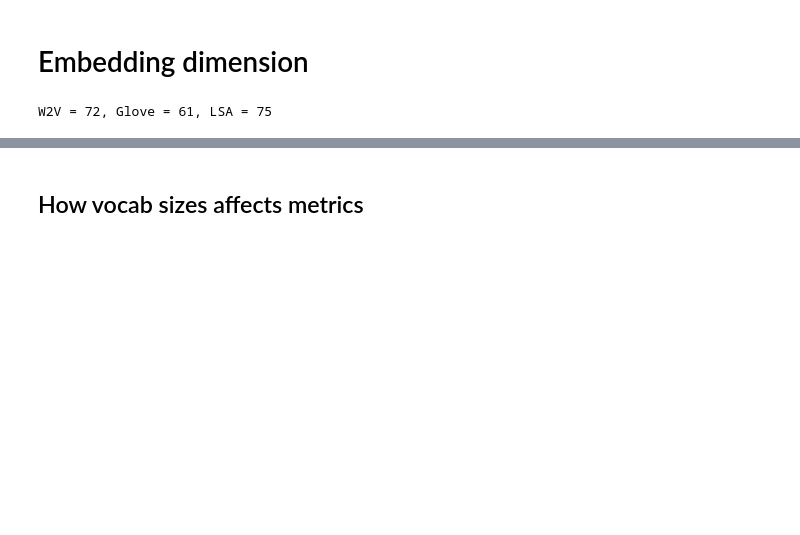
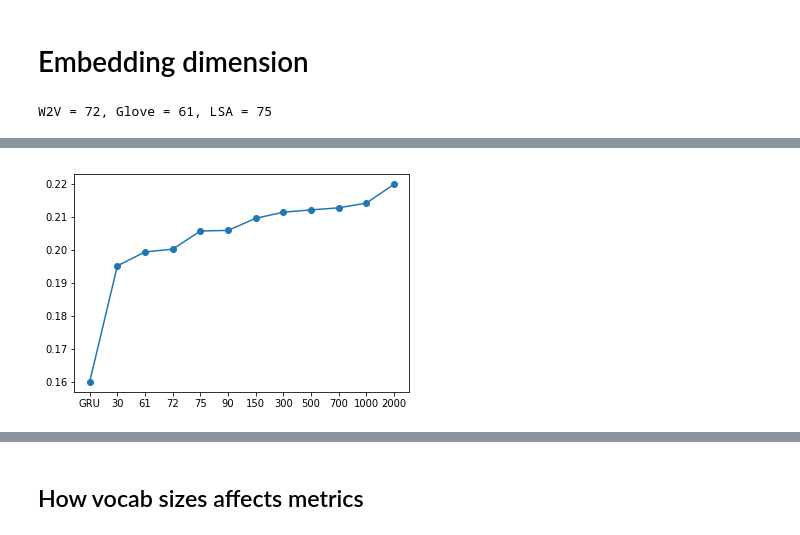
Before and after one commit to fursovia/fraud_detection, a Jupyter notebook: analysis.ipynb, the cells around one changed output, grey strips where cells are left out. Drawn from its saved outputs; the diff is of its cells as text; code cells hidden in the pictures; blank space fills up the shorter version.

```diff
--- a/analysis.ipynb
+++ b/analysis.ipynb
@@ -64,3 +85,8 @@ sizes = sorted(sizes)
+# %%
+plt.plot(sizes, f1s, '-o')
+plt.show()
+# %% [output]
+[figure, added]
 # %%
 fig, ax = plt.subplots(figsize=(30, 13))
 
```
Also changed, not shown: parts of 13 cells of this notebook, 8 other files.
